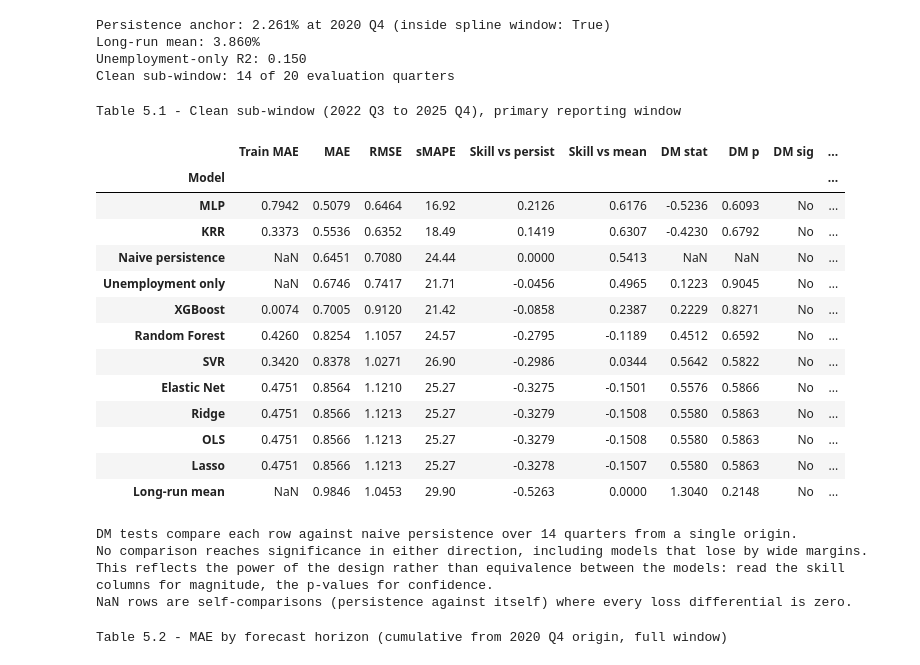
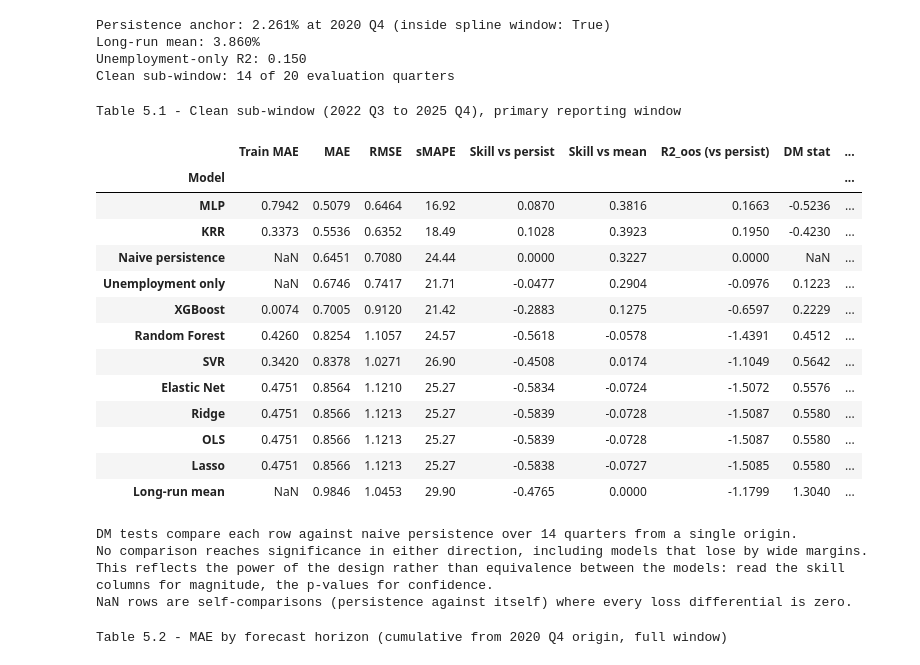
Before and after one commit to hogandan85/ST-498, a Jupyter notebook: Code/03b_Stage2_ML.ipynb, the cells around one changed output. Cells and saved outputs as stored; diff of their text form; code cells hidden in the pictures.

Commit message:
Changed Skill to use RMSE

```diff
--- a/Code/03b_Stage2_ML.ipynb
+++ b/Code/03b_Stage2_ML.ipynb
@@ -1136,17 +1136,21 @@ def skill(y, f, ref, loss='mae'):
     """Forecast skill against a reference forecast: SS = 1 - L(model)/L(reference).
 
     Positive means the model beats the reference, zero means equal, negative means worse.
-    Read as fractional loss reduction: +0.15 is 15% lower loss than the reference.
+    Read as fractional loss reduction: +0.15 is 15% lower loss than the reference. The
+    loss basis matters - RMSE-skill and MSE-skill differ, since one is the ratio of roots
+    and the other the ratio of squares.
     The reference must be constructible at the forecast origin, so no reference here uses
     information from the evaluation window itself.
     """
     y, f, ref = np.asarray(y), np.asarray(f), np.asarray(ref)
     if loss == 'mae':
         num, den = mae(y, f), mae(y, ref)
+    elif loss == 'rmse':
+        num, den = rmse(y, f), rmse(y, ref)
     elif loss == 'mse':
         num, den = np.mean((y - f) ** 2), np.mean((y - ref) ** 2)
     else:
-        raise ValueError("loss must be 'mae' or 'mse'")
+        raise ValueError("loss must be 'mae', 'rmse' or 'mse'")
     return np.nan if den <= 0 else 1 - num / den
 
 print('Loss and skill functions defined.')
@@ -1465,59 +1469,61 @@ def metric_row(label, window, y, f, ref_persist, ref_mean):
             'Train MAE': tr,
             'MAE': round(mae(y, f), 4), 'RMSE': round(rmse(y, f), 4),
             'sMAPE': round(smape(y, f), 2),
-            'Skill vs persist': round(skill(y, f, ref_persist, 'mae'), 4),
-            'Skill vs mean': round(skill(y, f, ref_mean, 'mse'), 4),
+            'Skill vs persist': round(skill(y, f, ref_persist, 'rmse'), 4),
+            'Skill vs mean': round(skill(y, f, ref_mean, 'rmse'), 4),
             'LB p': round(lb['lb_pvalue'].iloc[0], 4),
             'DM stat': dm['stat'], 'DM p': dm['p'],
             'DM sig': 'Yes' if dm['sig'] else 'No',
-            'Sign': f'{wins}/{T}', 'Sign p': sign_p}
+            'Sign': f'{wins}/{T}', 'Sign p': sign_p,
+            'R2_oos (vs persist)': round(skill(y, f, ref_persist, 'mse'), 4),}
 
 WINDOWS = [('Full (20Q)', slice(None)), ('Clean (14Q)', clean_mask)]
 
 rows = []
 for name in MODEL_NAMES:
     r = results[name]
     for wlabel, m in WINDOWS:
         rows.append(metric_row(name, wlabel, r['y_eval'][m], r['eval_pred'][m],
                                bm_persist[m], bm_mean[m]))
 for bname, bpred in BENCHMARKS.items():
     for wlabel, m in WINDOWS:
         rows.append(metric_row(bname, wlabel, y_ev[m], bpred[m],
                                bm_persist[m], bm_mean[m]))
 
 metrics_df = pd.DataFrame(rows)
 clean_tbl  = (metrics_df[metrics_df['Window'] == 'Clean (14Q)']
               .sort_values('MAE').set_index('Model'))
 
 print('Table 5.1 - Clean sub-window (2022 Q3 to 2025 Q4), primary reporting window')
 display(clean_tbl[['Train MAE', 'MAE', 'RMSE', 'sMAPE', 'Skill vs persist',
-                   'Skill vs mean', 'DM stat', 'DM p', 'DM sig', 'Sign', 'Sign p']])
+                   'Skill vs mean', 'R2_oos (vs persist)', 'DM stat', 'DM p', 'DM sig',
+                   'Sign', 'Sign p']])
 
 n_clean = int(clean_mask.sum())
 print(f'\nDM tests compare each row against naive persistence over {n_clean} quarters '
       f'from a single origin.')
 print('No comparison reaches significance in either direction, including models that '
       'lose by wide margins.')
 print('This reflects the power of the design rather than equivalence between the '
       'models: read the skill columns for magnitude, the p-values for confidence.')
 print('NaN rows are self-comparisons (persistence against itself) where every loss '
       'differential is zero.')
 # %% [output]
 Table 5.1 - Clean sub-window (2022 Q3 to 2025 Q4), primary reporting window
-|  | Train MAE | MAE | RMSE | sMAPE | Skill vs persist | Skill vs mean | DM stat | DM p | DM sig | ... |
-| Model |  |  |  |  |  |  |  |  |  | ... |
-| MLP | 0.7942 | 0.5079 | 0.6464 | 16.92 | 0.2126 | 0.6176 | -0.5236 | 0.6093 | No | ... |
-| KRR | 0.3373 | 0.5536 | 0.6352 | 18.49 | 0.1419 | 0.6307 | -0.4230 | 0.6792 | No | ... |
-| Naive persistence | NaN | 0.6451 | 0.7080 | 24.44 | 0.0000 | 0.5413 | NaN | NaN | No | ... |
-| Unemployment only | NaN | 0.6746 | 0.7417 | 21.71 | -0.0456 | 0.4965 | 0.1223 | 0.9045 | No | ... |
-| XGBoost | 0.0074 | 0.7005 | 0.9120 | 21.42 | -0.0858 | 0.2387 | 0.2229 | 0.8271 | No | ... |
-| Random Forest | 0.4260 | 0.8254 | 1.1057 | 24.57 | -0.2795 | -0.1189 | 0.4512 | 0.6592 | No | ... |
-| SVR | 0.3420 | 0.8378 | 1.0271 | 26.90 | -0.2986 | 0.0344 | 0.5642 | 0.5822 | No | ... |
-| Elastic Net | 0.4751 | 0.8564 | 1.1210 | 25.27 | -0.3275 | -0.1501 | 0.5576 | 0.5866 | No | ... |
-| Ridge | 0.4751 | 0.8566 | 1.1213 | 25.27 | -0.3279 | -0.1508 | 0.5580 | 0.5863 | No | ... |
-| OLS | 0.4751 | 0.8566 | 1.1213 | 25.27 | -0.3279 | -0.1508 | 0.5580 | 0.5863 | No | ... |
-| Lasso | 0.4751 | 0.8566 | 1.1213 | 25.27 | -0.3278 | -0.1507 | 0.5580 | 0.5863 | No | ... |
-| Long-run mean | NaN | 0.9846 | 1.0453 | 29.90 | -0.5263 | 0.0000 | 1.3040 | 0.2148 | No | ... |
+|  | Train MAE | MAE | RMSE | sMAPE | Skill vs persist | Skill vs mean | R2_oos (vs persist) | DM stat | ... |
+| Model |  |  |  |  |  |  |  |  | ... |
+| MLP | 0.7942 | 0.5079 | 0.6464 | 16.92 | 0.0870 | 0.3816 | 0.1663 | -0.5236 | ... |
+| KRR | 0.3373 | 0.5536 | 0.6352 | 18.49 | 0.1028 | 0.3923 | 0.1950 | -0.4230 | ... |
+| Naive persistence | NaN | 0.6451 | 0.7080 | 24.44 | 0.0000 | 0.3227 | 0.0000 | NaN | ... |
+| Unemployment only | NaN | 0.6746 | 0.7417 | 21.71 | -0.0477 | 0.2904 | -0.0976 | 0.1223 | ... |
+| XGBoost | 0.0074 | 0.7005 | 0.9120 | 21.42 | -0.2883 | 0.1275 | -0.6597 | 0.2229 | ... |
+| Random Forest | 0.4260 | 0.8254 | 1.1057 | 24.57 | -0.5618 | -0.0578 | -1.4391 | 0.4512 | ... |
+| SVR | 0.3420 | 0.8378 | 1.0271 | 26.90 | -0.4508 | 0.0174 | -1.1049 | 0.5642 | ... |
+| Elastic Net | 0.4751 | 0.8564 | 1.1210 | 25.27 | -0.5834 | -0.0724 | -1.5072 | 0.5576 | ... |
+| Ridge | 0.4751 | 0.8566 | 1.1213 | 25.27 | -0.5839 | -0.0728 | -1.5087 | 0.5580 | ... |
+| OLS | 0.4751 | 0.8566 | 1.1213 | 25.27 | -0.5839 | -0.0728 | -1.5087 | 0.5580 | ... |
+| Lasso | 0.4751 | 0.8566 | 1.1213 | 25.27 | -0.5838 | -0.0727 | -1.5085 | 0.5580 | ... |
+| Long-run mean | NaN | 0.9846 | 1.0453 | 29.90 | -0.4765 | 0.0000 | -1.1799 | 1.3040 | ... |
 DM tests compare each row against naive persistence over 14 quarters from a single origin.
 No comparison reaches significance in either direction, including models that lose by wide margins.
 This reflects the power of the design rather than equivalence between the models: read the skill columns for magnitude, the p-values for confidence.
```
